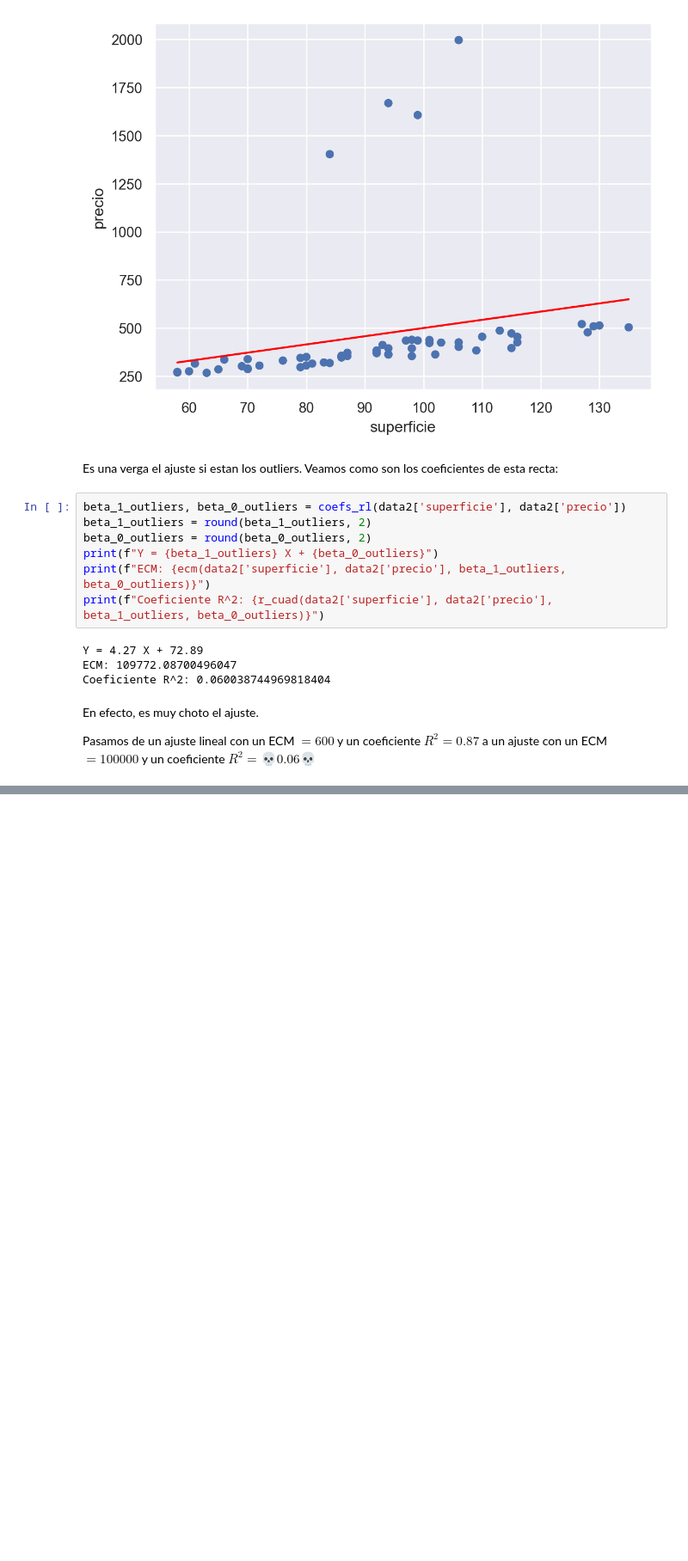
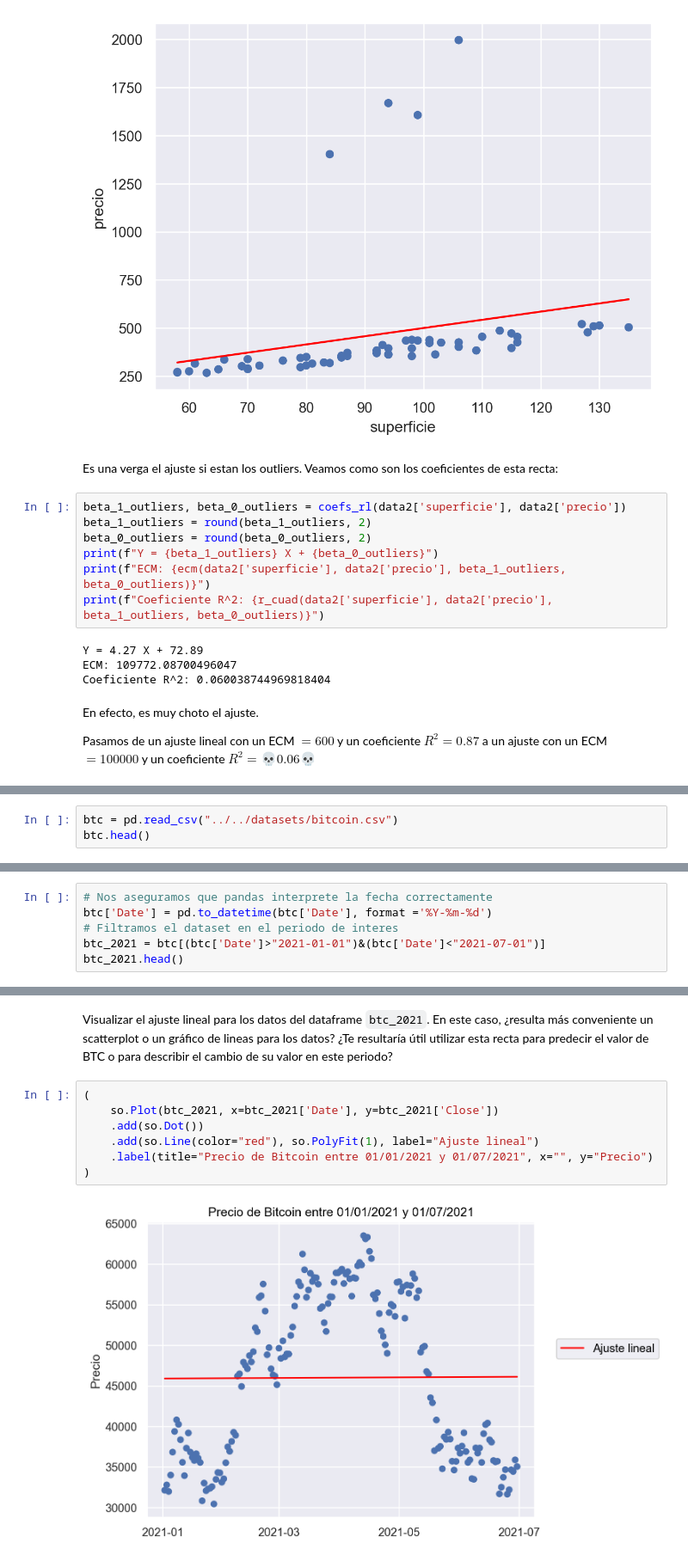
Before and after one commit to lmendezayl/uba-ldd-ic, a Jupyter notebook: guias/soluciones/practica4.ipynb, the cells around one changed output, grey strips where cells are left out. Shown at 86% size. Cells and saved outputs as stored; diff of their text form; blank space fills up the shorter version.

```diff
--- a/guias/soluciones/practica4.ipynb
+++ b/guias/soluciones/practica4.ipynb
@@ -302,0 +292,3 @@ hasta el 19/02/2022. Cargamos el dataset:
+# %%
+btc = pd.read_csv("../../datasets/bitcoin.csv")
+btc.head()
@@ -302,0 +305,6 @@ hasta el 19/02/2022. Cargamos el dataset:
+# %%
+# Nos aseguramos que pandas interprete la fecha correctamente
+btc['Date'] = pd.to_datetime(btc['Date'], format ='%Y-%m-%d')
+# Filtramos el dataset en el periodo de interes
+btc_2021 = btc[(btc['Date']>"2021-01-01")&(btc['Date']<"2021-07-01")]
+btc_2021.head()
@@ -302,0 +318,13 @@ hasta el 19/02/2022. Cargamos el dataset:
+# %% [markdown]
+Visualizar el ajuste lineal para los datos del dataframe `btc_2021`. En este caso, ¿resulta más
+conveniente un scatterplot o un gráfico de lineas para los datos? ¿Te resultaría útil utilizar esta
+recta para predecir el valor de BTC o para describir el cambio de su valor en este periodo?
+# %%
+(
+    so.Plot(btc_2021, x=btc_2021['Date'], y=btc_2021['Close'])
+    .add(so.Dot())
+    .add(so.Line(color="red"), so.PolyFit(1), label="Ajuste lineal")
+    .label(title="Precio de Bitcoin entre 01/01/2021 y 01/07/2021", x="", y="Precio")
+)
+# %% [output]
+[figure, added]
```
Also changed, not shown: parts of 33 cells of this notebook.
